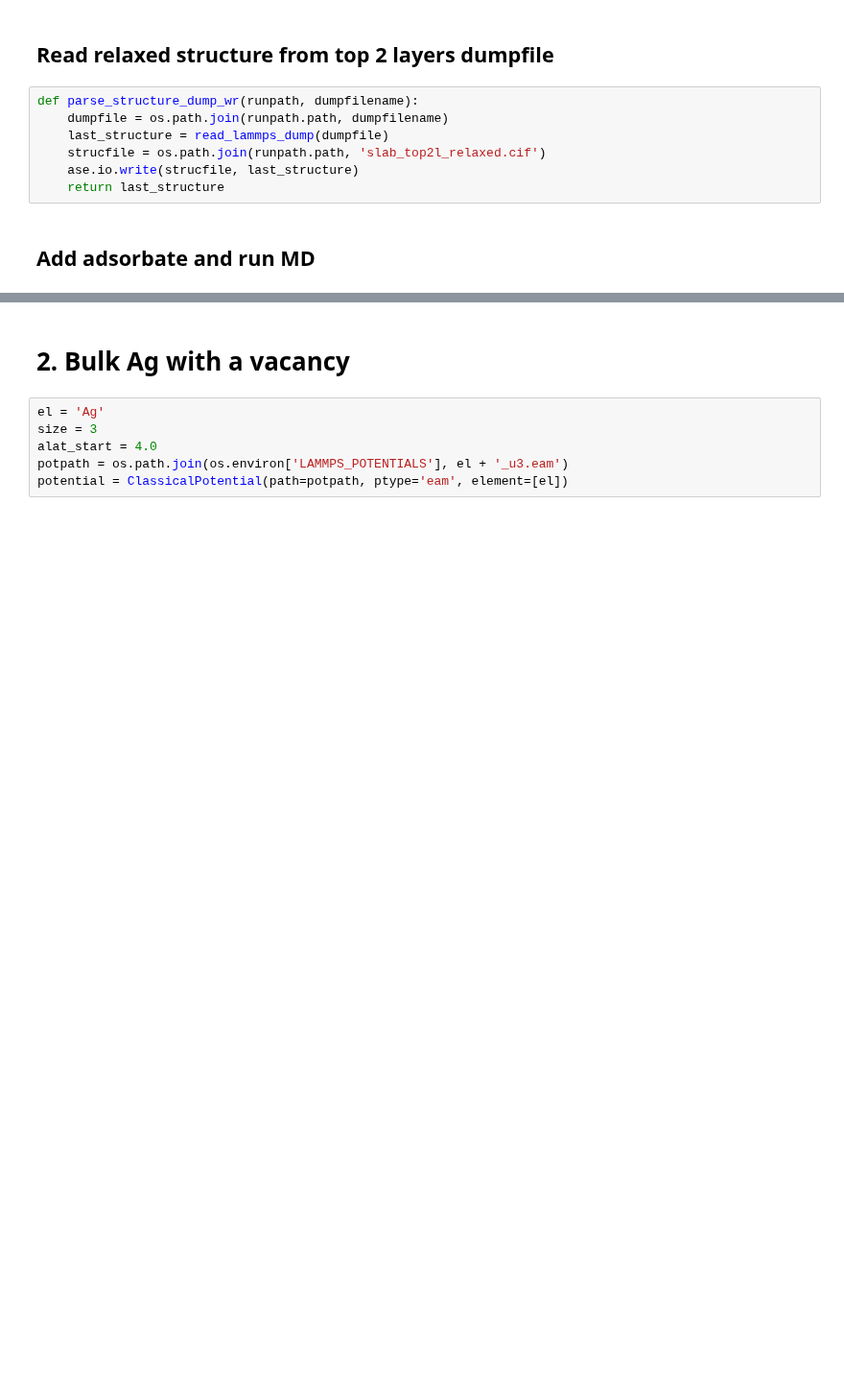
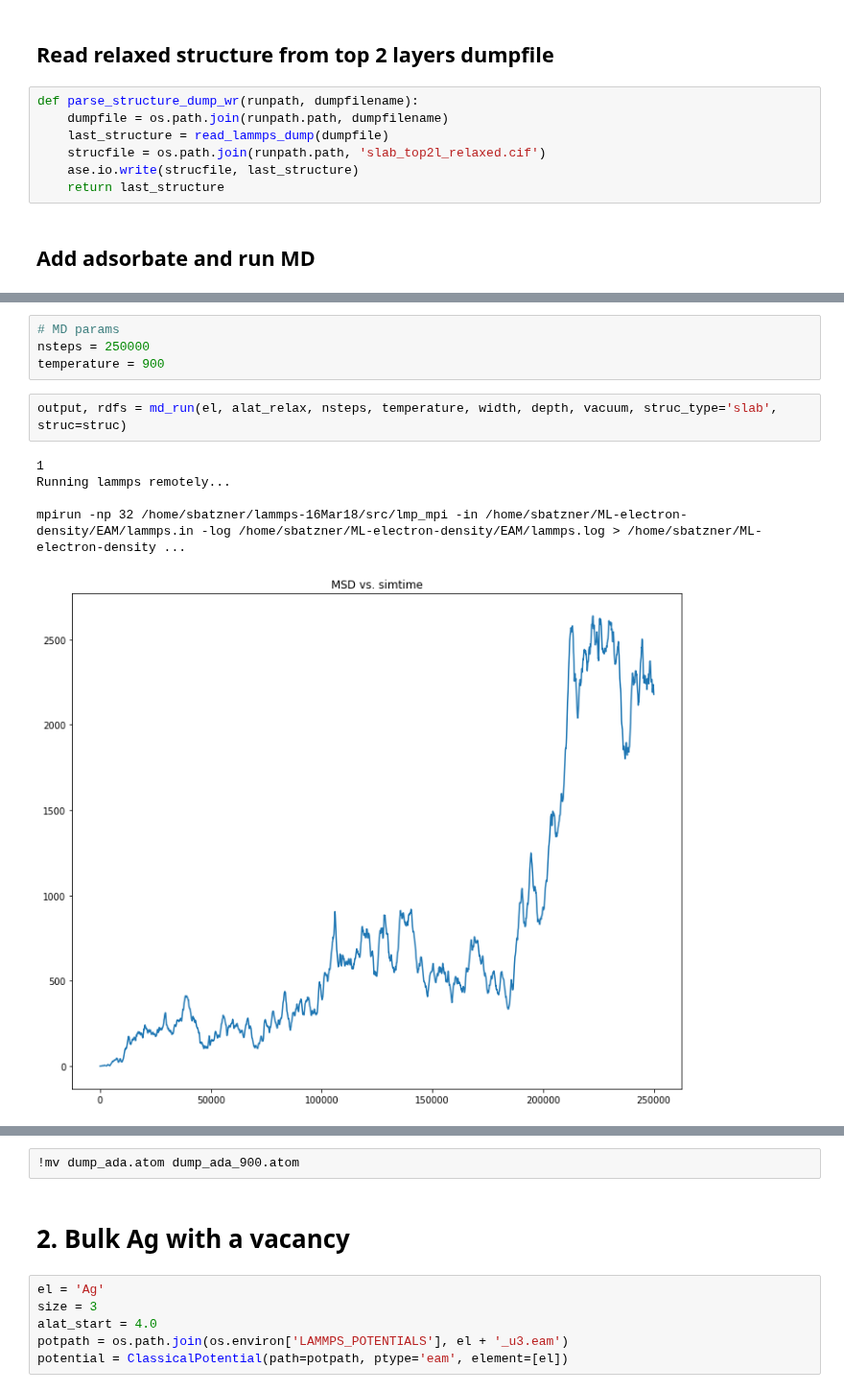
Before and after one commit to simonbatzner/electron-density, a Jupyter notebook: EAM/Diffusion_EAM.ipynb, the cells around one changed output, grey strips where cells are left out. Shown at 96% size. Cells and saved outputs as stored; diff of their text form; blank space fills up the shorter version.

```diff
--- a/EAM/Diffusion_EAM.ipynb
+++ b/EAM/Diffusion_EAM.ipynb
@@ -729,0 +783,12 @@ mpirun -np 32 /home/sbatzner/lammps-16Mar18/src/lmp_mpi -in /home/sbatzner/ML-el
+# %%
+# MD params
+nsteps = 250000
+temperature = 900
+# %%
+output, rdfs = md_run(el, alat_relax, nsteps, temperature, width, depth, vacuum, struc_type='slab', struc=struc)
+# %% [output]
+1
+Running lammps remotely...
+
+mpirun -np 32 /home/sbatzner/lammps-16Mar18/src/lmp_mpi -in /home/sbatzner/ML-electron-density/EAM/lammps.in -log /home/sbatzner/ML-electron-density/EAM/lammps.log > /home/sbatzner/ML-electron-density ...
+[figure, added]
@@ -730,3 +796,5 @@ mpirun -np 32 /home/sbatzner/lammps-16Mar18/src/lmp_mpi -in /home/sbatzner/ML-el
+# %%
+!mv dump_ada.atom dump_ada_900.atom
 # %% [markdown]
 # 2. Bulk Ag with a vacancy
 # %%
```
Also changed, not shown: parts of 42 cells of this notebook, 6 other files.
